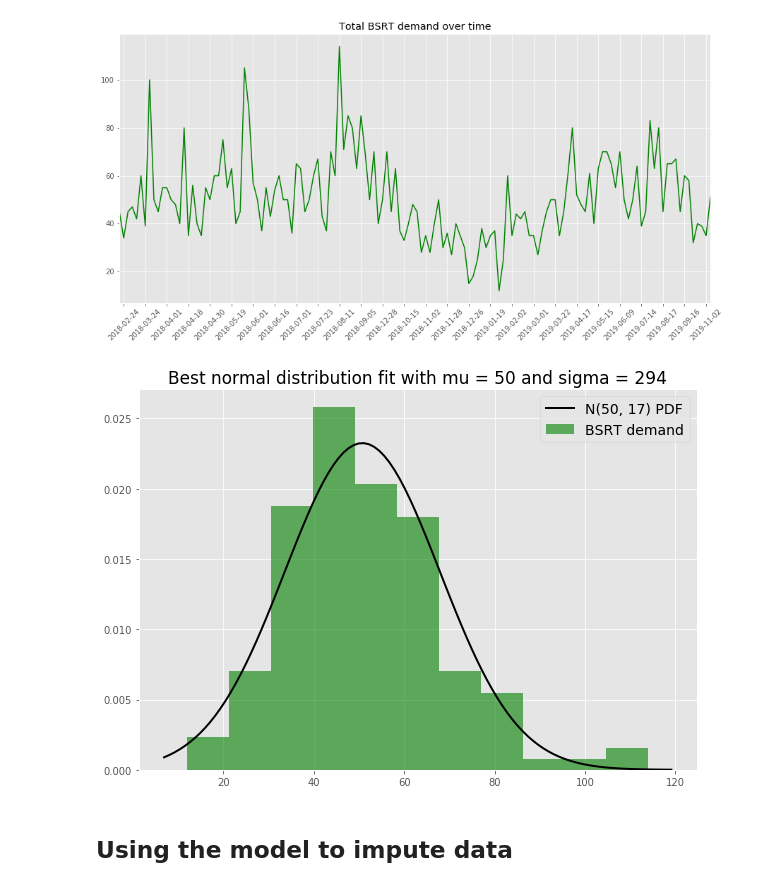
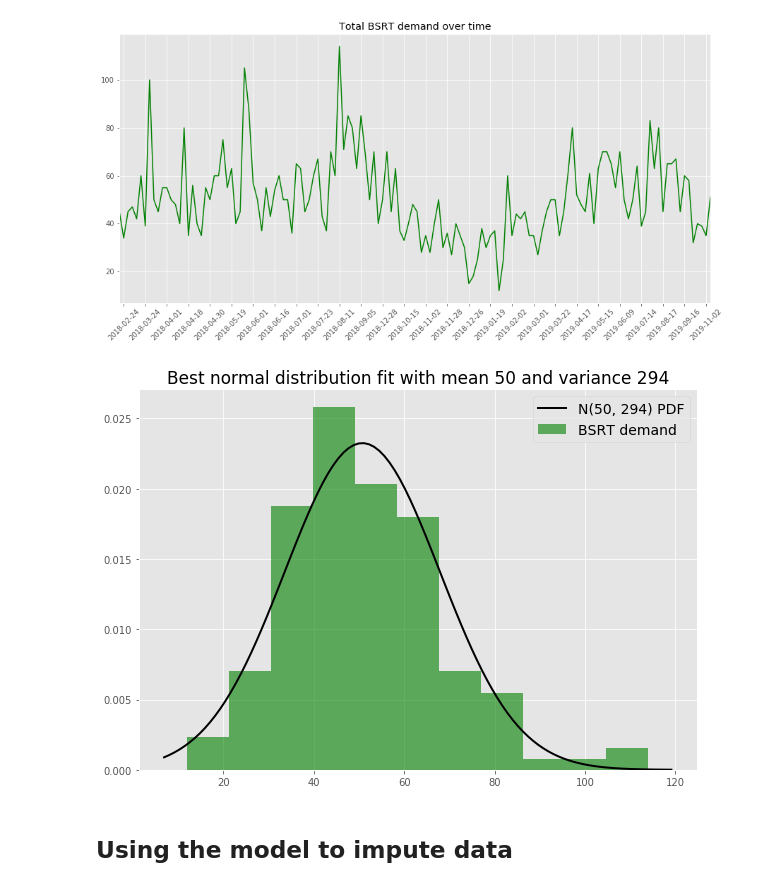
Before and after one commit to souper-streetwise/predictive-model, a Jupyter notebook: src/data_analysis.ipynb, the cells around one changed output. Cells and saved outputs as stored; diff of their text form; code cells hidden in the pictures.

```diff
--- a/src/data_analysis.ipynb
+++ b/src/data_analysis.ipynb
@@ -42,21 +42,21 @@ plt.show()
 # %%
 plt.figure(figsize = (10,7))
 
 # Plot the histogram.
 plt.hist(df['total'], bins=11, density=True, alpha=0.6, color='g', label = 'BSRT demand')
 
 # Plot the PDF.
 xmin, xmax = plt.xlim()
 xs = np.linspace(xmin, xmax, 100)
 mu, sigma = norm.fit(df['total'])
 pdf = norm.pdf(xs, mu, sigma)
-plt.plot(xs, pdf, color = 'k', linewidth = 2, label = f'N({int(mu)}, {int(sigma)}) PDF')
+plt.plot(xs, pdf, color = 'k', linewidth = 2, label = f'N({int(mu)}, {int(sigma ** 2)}) PDF')
 
-plt.title(f'Best normal distribution fit with mu = {int(mu)} and sigma = {int(sigma ** 2)}', fontsize = 17)
+plt.title(f'Best normal distribution fit with mean {int(mu)} and variance {int(sigma ** 2)}', fontsize = 17)
 plt.legend(fontsize = 14)
 plt.show()
 # %% [output]
-[figure, old version]
+[figure, new version]
 # %% [markdown]
 ## Using the model to impute data
 # %%
```
Also changed, not shown: parts of 11 cells of this notebook.
